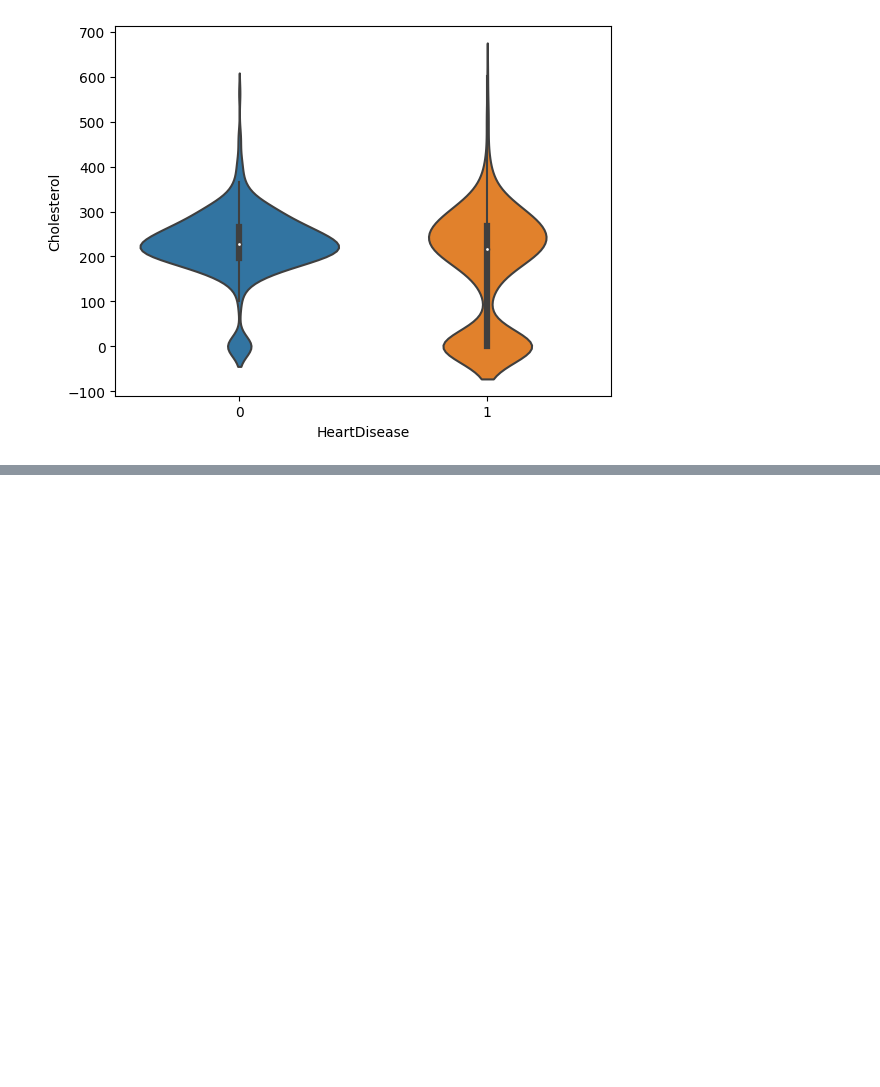
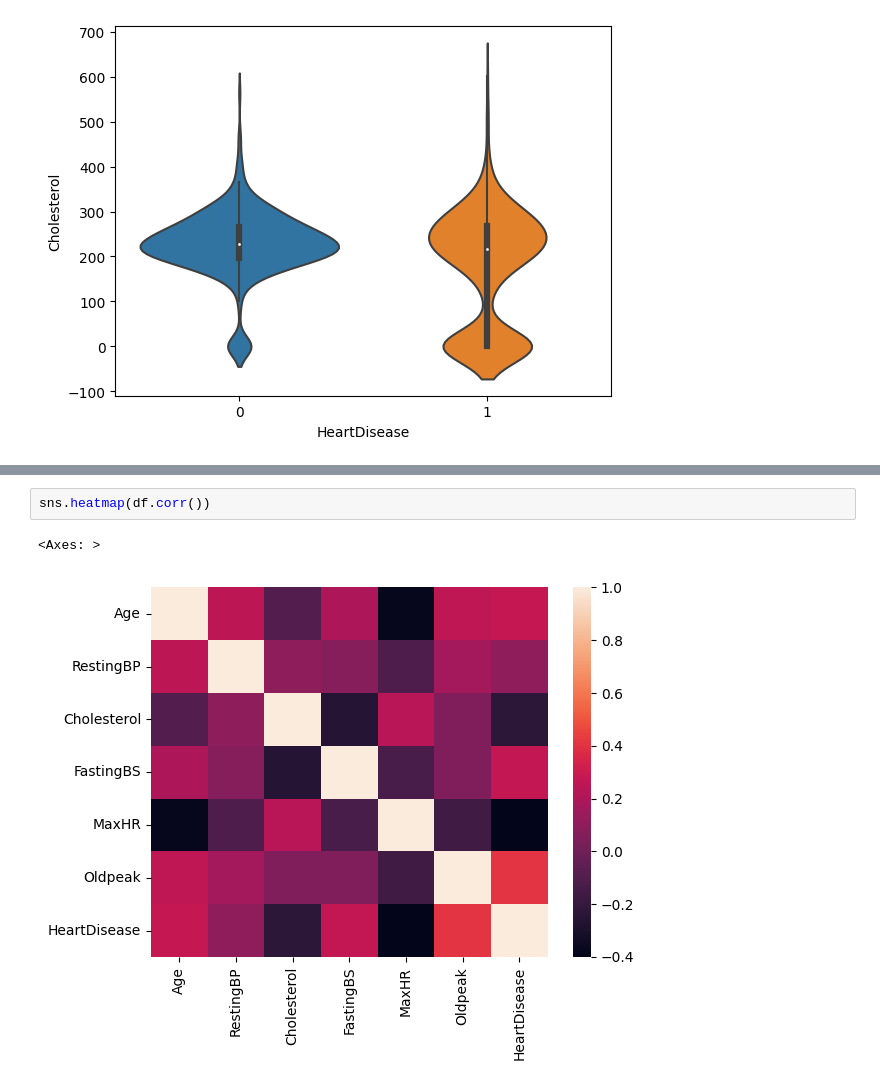
Before and after one commit to ImSowmya/Data-visualization-on-Heart-disease-dataset, a Jupyter notebook: HeartDisease-ExploratoryDataAnalysis.ipynb, the cells around one changed output, grey strips where cells are left out. Drawn from its saved outputs; the diff is of its cells as text; blank space fills up the shorter version.

Commit message:
Correlation and Heatmap

```diff
--- a/HeartDisease-ExploratoryDataAnalysis.ipynb
+++ b/HeartDisease-ExploratoryDataAnalysis.ipynb
@@ -84,0 +98,5 @@ sns.violinplot(x="HeartDisease",y="Cholesterol",data=df)
+# %%
+sns.heatmap(df.corr())
+# %% [output]
+<Axes: >
+[figure, added]
```
Also changed, not shown: parts of 2 cells of this notebook.
